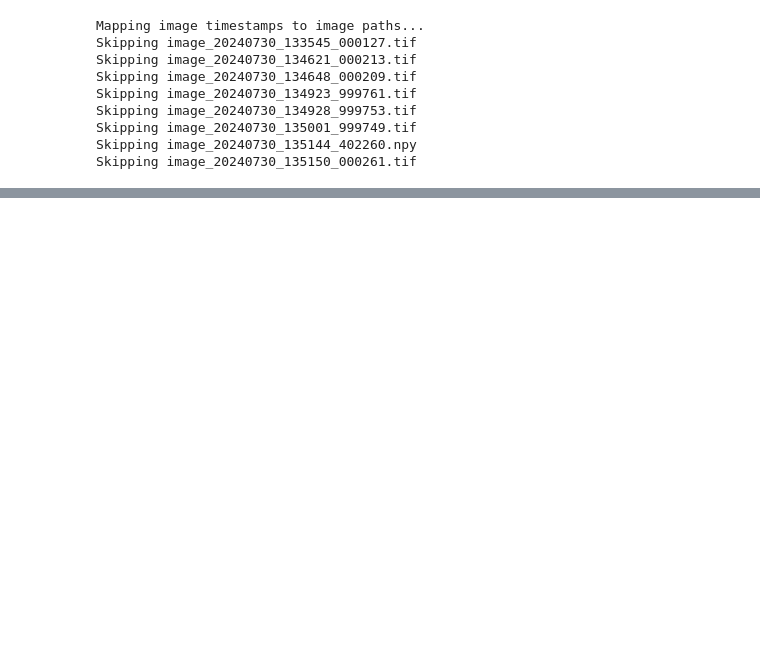
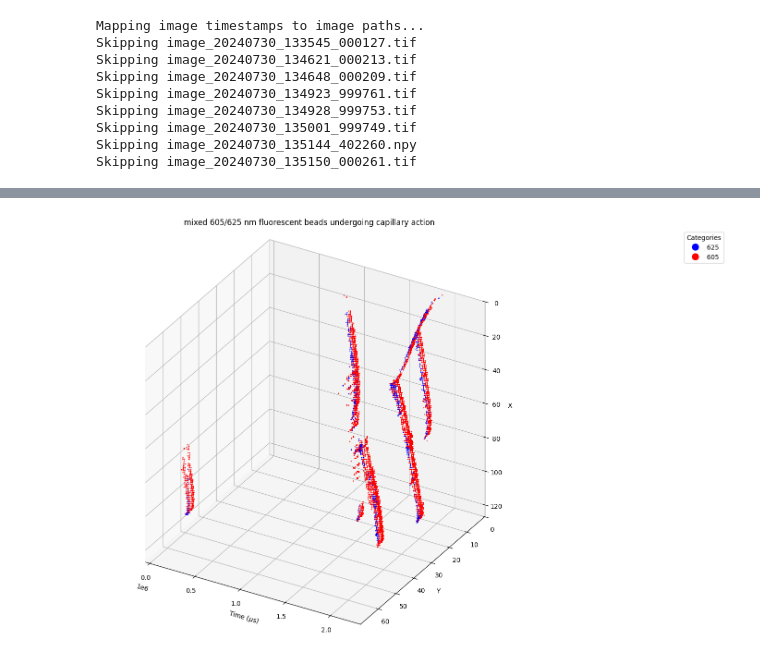
Before and after one commit to Menonlab-Rich/hyperscope, a Jupyter notebook: notebooks/spatiotemporal/optical_flow.ipynb, the cells around one changed output, grey strips where cells are left out. Drawn from its saved outputs; the diff is of its cells as text; code cells hidden in the pictures; blank space fills up the shorter version.

```diff
--- a/notebooks/spatiotemporal/optical_flow.ipynb
+++ b/notebooks/spatiotemporal/optical_flow.ipynb
@@ -735,20 +720,0 @@ Could not process image <PIL.TiffImagePlugin.TiffImageFile image mode=I;16 size=
-# %%
-
-
-# add an id to each event that is the hash of the x, y, t
-X['id'] = np.array([hash((x, y, t)) for x, y, t in zip(X['x'], X['y'], X['t'])])
-
-# follow the velocity of the beads and create a linked list of events
-# that form a trajectory
-points = 0
-tree = ResultTree(leafsize=16)
-for i, (ts, img) in enumerate(tqdm(ts_img_map.items(), desc='Segmenting images...', unit='images', total=len(ts_img_map))):
-    image_path = os.path.join(img_dir, img)
-    for result in send_image_for_segmentation(image_path, ts, patch_size=64):
-        if result is None:
-            continue
-        points += 1
-        tree.add_points(result)
-print(f"Total number of points: {points}")
-del ts_img_map  # Free up memory
-# determine an epsilon value for the distance to use for the kdtree
@@ -871,0 +892,71 @@ Uncategorized points: 7985
+# %%
+from scipy.spatial import kdtree
+import numpy as np
+from matplotlib.colors import Normalize
+
+
+
+
+plot_points = []
+for (event, centroid, category) in to_plot:
+    offset_x = map_cmos_to_ebis(centroid[0], 'pixel', 'pixel')
+    offset_y = map_cmos_to_ebis(centroid[1], 'pixel', 'pixel')
+    x_micron = pixel_to_micron(event['center_x'] + offset_x, 15, 38)
+    y_micron = pixel_to_micron(event['center_y'] + offset_y, 15, 38)
+    _points = (x_micron, y_micron, event['t'], category)
+    plot_points.append(_points)
+
+
+
+fig = plt.figure(figsize=(15, 15))
+ax = fig.add_subplot(111, projection='3d')
+ax.set_ylabel('Y')
+ax.set_xlabel(r'Time ($\mu$s)', rotation=90)
+ax.set_zlabel('X')
+ax.ticklabel_format(style='scientific', axis='x', scilimits=(0, 0))
+ax.set_title('mixed 605/625 nm fluorescent beads undergoing capillary action')
+
+# Function to map a category to a color (R, G, B format)
+def get_color(category):
+    category_colors = {
+        2: [1, 0, 0],  # Red for 605 nm (R, G, B)
+        1: [0, 0, 1],  # Blue for 625 nm (R, G, B)
+        0: [0, 1, 0],    # Green for uncategorized (0 is uncategorized)
+    }
+    return category_colors.get(category, [0, 0, 0])  # Default to black if category not found
+# convert plot_points to a structured array
+plot_points = np.array(plot_points, dtype=[('x', np.uint32), ('y', np.uint32), ('t', np.float32), ('category', np.uint8)])
+
+# Normalize xyt
+plot_points['x'] -= plot_points['x'].min()
+plot_points['y'] -= plot_points['y'].min()
+plot_points['t'] -= plot_points['t'].min()
+
+
+all_points = np.copy(plot_points)
+plot_points = plot_points[::50]
+colors = np.array([get_color(category) for category in plot_points['category']])
+# Create the 3D scatter plot
+sc = ax.scatter3D(plot_points['t'], plot_points['y'], plot_points['x'], c=colors, s=1)
+categories = np.unique(plot_points['category'])
+category_labels = ['unlabeled', '625', '605']
+# Set up the rest of your plot (legend, labels, etc.)
+handles = [
+    plt.Line2D([0], [0], marker='o', color=get_color(category), linestyle='', markersize=10, label=category_labels[category])
+    for category in categories
+]
+ax.legend(handles=handles, title='Categories', loc='upper right', bbox_to_anchor=(1.5, 1))
+max_x = plot_points['x'].max()
+max_y = plot_points['y'].max()
+tick_size = 10
+ax.set_ylim(max_y + tick_size)
+ax.set_zlim(max_x + tick_size)
+ax.set_yticks(np.arange(0, max_y + tick_size, tick_size))
+ax.set_zticks(np.arange(0, max_x + tick_size, tick_size * 2))
+plt.tight_layout()
+plt.margins(0, 0, 0)
+ax.set_box_aspect([1, 1, 1])
+ax.set_proj_type('ortho')
+plt.show()
+# %% [output]
+[figure, added]
```
Also changed, not shown: parts of 9 cells of this notebook, 1 other file.
